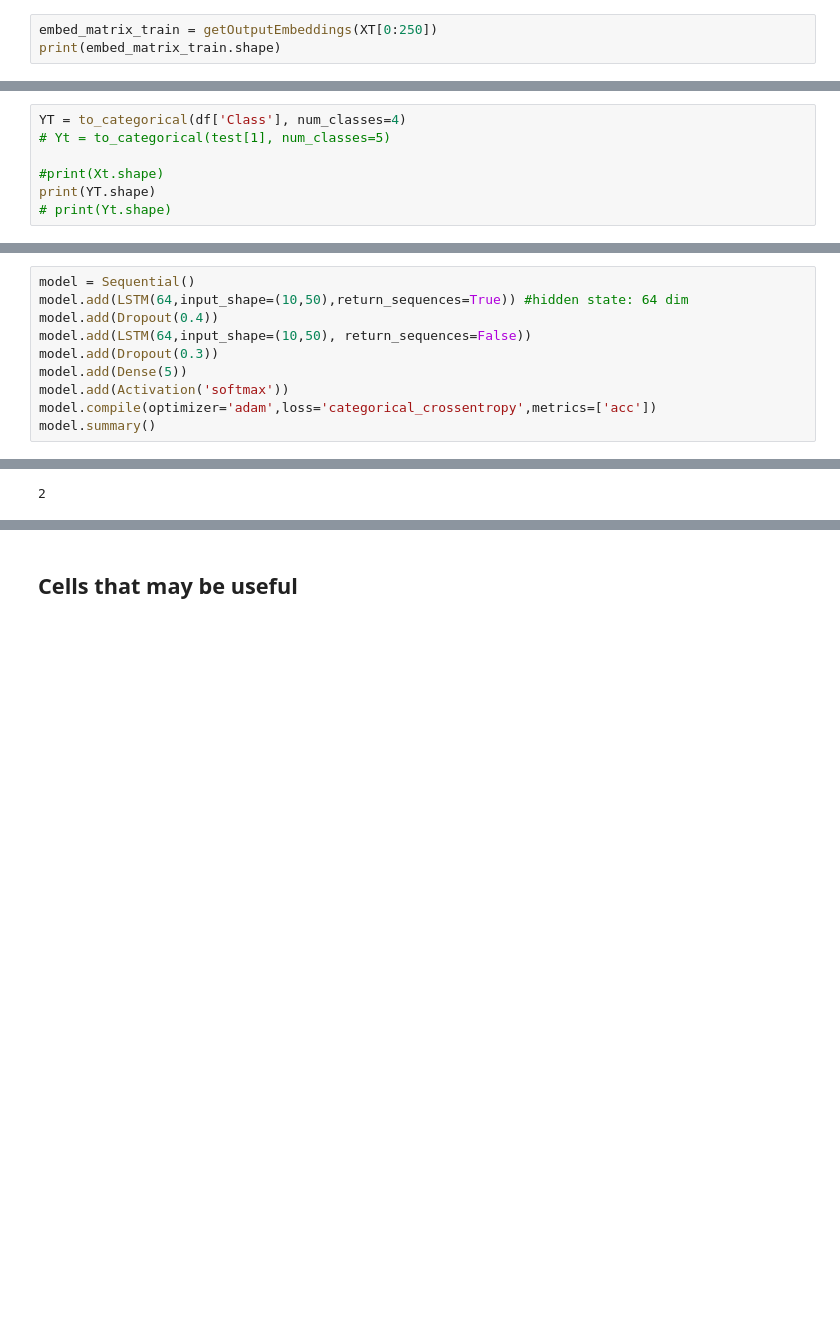
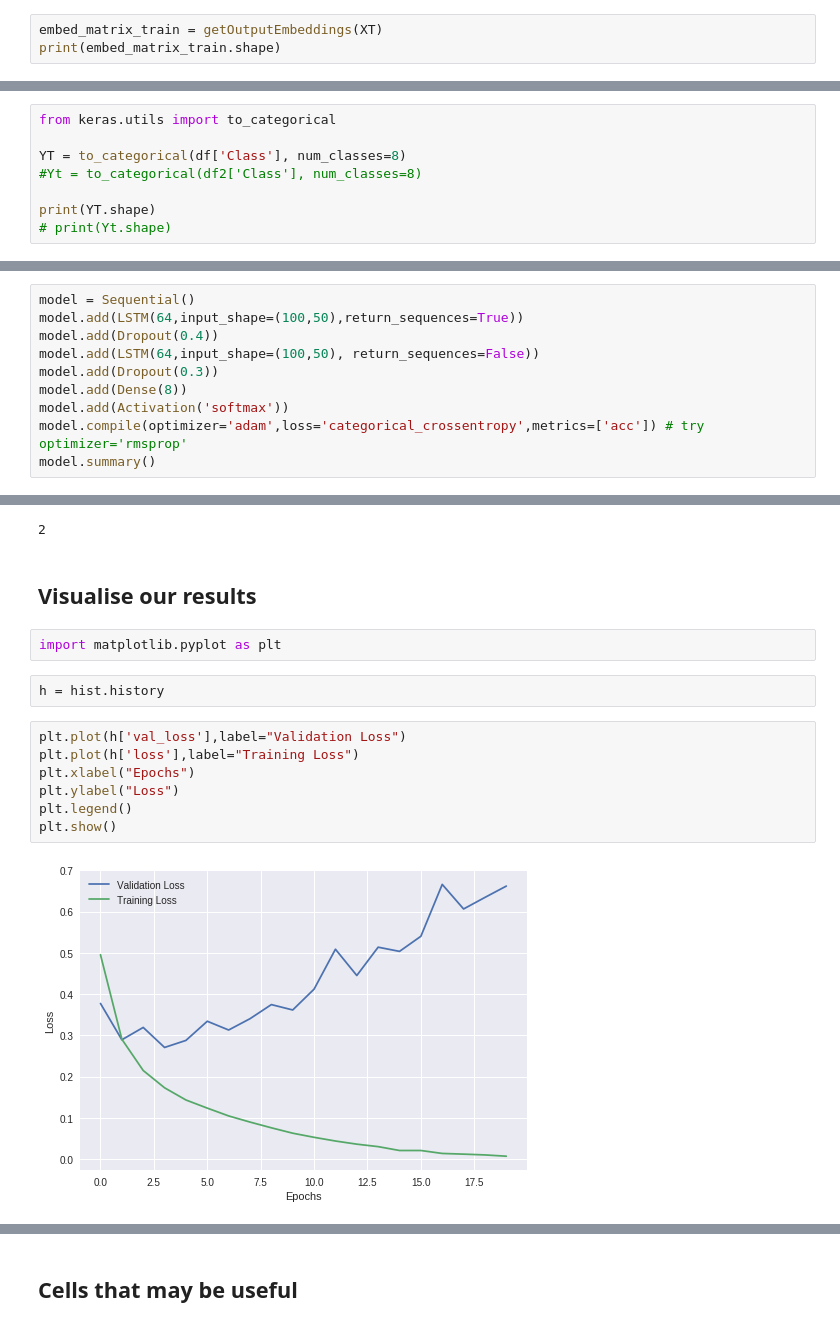
Before and after one commit to ahelii16/SmartEmailTracker, a Jupyter notebook: Email_Preprocessor.ipynb, the cells around one changed output, grey strips where cells are left out. Drawn from its saved outputs; the diff is of its cells as text; blank space fills up the shorter version.

```diff
--- a/Email_Preprocessor.ipynb
+++ b/Email_Preprocessor.ipynb
@@ -206,4 +203,4 @@ urgent need transaction detail received request sending detail soon
 # %%
-embed_matrix_train = getOutputEmbeddings(XT[0:250])
+embed_matrix_train = getOutputEmbeddings(XT)
 print(embed_matrix_train.shape)
 # %% [output]
@@ -211,7 +212,8 @@ print(embed_matrix_train.shape)
 # %%
-YT = to_categorical(df['Class'], num_classes=4)
-# Yt = to_categorical(test[1], num_classes=5)
+from keras.utils import to_categorical
 
-#print(Xt.shape)
+YT = to_categorical(df['Class'], num_classes=8)
+#Yt = to_categorical(df2['Class'], num_classes=8)
+
 print(YT.shape)
 # print(Yt.shape)
@@ -227,13 +232,13 @@ from keras.layers import *
 from keras.models import Sequential
 # %%
 model = Sequential()
-model.add(LSTM(64,input_shape=(10,50),return_sequences=True)) #hidden state: 64 dim
+model.add(LSTM(64,input_shape=(100,50),return_sequences=True))
 model.add(Dropout(0.4))
-model.add(LSTM(64,input_shape=(10,50), return_sequences=False))
+model.add(LSTM(64,input_shape=(100,50), return_sequences=False))
 model.add(Dropout(0.3))
-model.add(Dense(5))
+model.add(Dense(8))
 model.add(Activation('softmax'))
-model.compile(optimizer='adam',loss='categorical_crossentropy',metrics=['acc'])
+model.compile(optimizer='adam',loss='categorical_crossentropy',metrics=['acc']) # try optimizer='rmsprop'
 model.summary()
 # %% [output]
 Model: "sequential_3"
@@ -335,3 +351,18 @@ p = model.predict_classes(emb_X)
 p[0]
 # %% [output]
 2
+# %% [markdown]
+## Visualise our results
+# %%
+import matplotlib.pyplot as plt
+# %%
+h = hist.history
+# %%
+plt.plot(h['val_loss'],label="Validation Loss")
+plt.plot(h['loss'],label="Training Loss")
+plt.xlabel("Epochs")
+plt.ylabel("Loss")
+plt.legend()
+plt.show()
+# %% [output]
+[figure, added]
```
Also changed, not shown: parts of 26 cells of this notebook.
